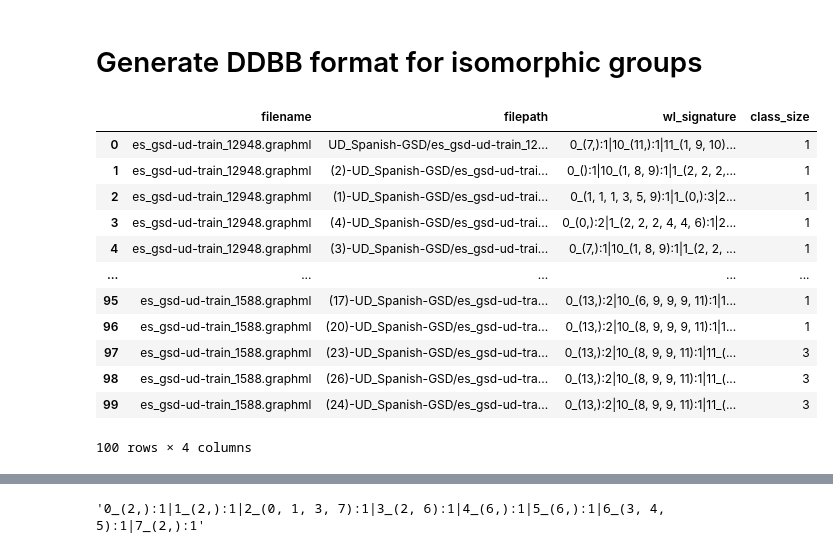
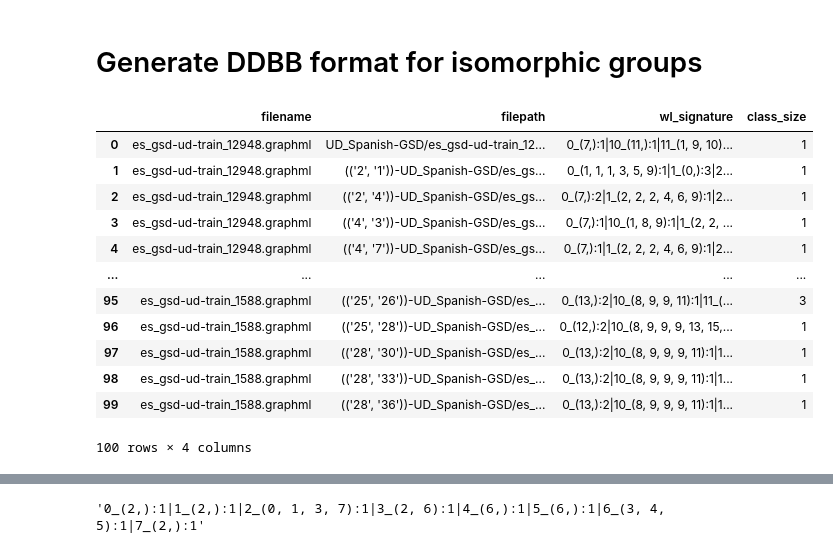
Before and after one commit to jesalasc/universal-dependencies-centrality, a Jupyter notebook: comparasion_isomorphism_distances.ipynb, the cells around one changed output, grey strips where cells are left out. Saved outputs shown, nothing was run; the diff lists cells and outputs as text; code cells hidden in the pictures.

```diff
--- a/comparasion_isomorphism_distances.ipynb
+++ b/comparasion_isomorphism_distances.ipynb
@@ -88,19 +88,19 @@ explode(Path("isomorphic_groups_distances_>10_no_punt.csv"), Path("isomorphic_gr
 # %%
-df_iso_groups = pd.read_csv("isomorphic_groups_labeled_distance_bbdd.csv")
+df_iso_groups = pd.read_csv("isomorphic_groups_labeled_contract_bbdd.csv")
 df_iso_groups.head(100)
 # %% [output]
 |  | filename | filepath | wl_signature | class_size |
 | 0 | es_gsd-ud-train_12948.graphml | UD_Spanish-GSD/es_gsd-ud-train_12... | 0_(7,):1|10_(11,):1|11_(1, 9, 10)... | 1 |
-| 1 | es_gsd-ud-train_12948.graphml | (2)-UD_Spanish-GSD/es_gsd-ud-trai... | 0_():1|10_(1, 8, 9):1|1_(2, 2, 2,... | 1 |
-| 2 | es_gsd-ud-train_12948.graphml | (1)-UD_Spanish-GSD/es_gsd-ud-trai... | 0_(1, 1, 1, 3, 5, 9):1|1_(0,):3|2... | 1 |
-| 3 | es_gsd-ud-train_12948.graphml | (4)-UD_Spanish-GSD/es_gsd-ud-trai... | 0_(0,):2|1_(2, 2, 2, 4, 4, 6):1|2... | 1 |
-| 4 | es_gsd-ud-train_12948.graphml | (3)-UD_Spanish-GSD/es_gsd-ud-trai... | 0_(7,):1|10_(1, 8, 9):1|1_(2, 2, ... | 1 |
+| 1 | es_gsd-ud-train_12948.graphml | (('2', '1'))-UD_Spanish-GSD/es_gs... | 0_(1, 1, 1, 3, 5, 9):1|1_(0,):3|2... | 1 |
+| 2 | es_gsd-ud-train_12948.graphml | (('2', '4'))-UD_Spanish-GSD/es_gs... | 0_(7,):2|1_(2, 2, 2, 4, 6, 9):1|2... | 1 |
+| 3 | es_gsd-ud-train_12948.graphml | (('4', '3'))-UD_Spanish-GSD/es_gs... | 0_(7,):1|10_(1, 8, 9):1|1_(2, 2, ... | 1 |
+| 4 | es_gsd-ud-train_12948.graphml | (('4', '7'))-UD_Spanish-GSD/es_gs... | 0_(7,):1|1_(2, 2, 2, 4, 6, 9):1|2... | 1 |
 | ... | ... | ... | ... | ... |
-| 95 | es_gsd-ud-train_1588.graphml | (17)-UD_Spanish-GSD/es_gsd-ud-tra... | 0_(13,):2|10_(6, 9, 9, 9, 11):1|1... | 1 |
-| 96 | es_gsd-ud-train_1588.graphml | (20)-UD_Spanish-GSD/es_gsd-ud-tra... | 0_(13,):2|10_(8, 9, 9, 9, 11):1|1... | 1 |
-| 97 | es_gsd-ud-train_1588.graphml | (23)-UD_Spanish-GSD/es_gsd-ud-tra... | 0_(13,):2|10_(8, 9, 9, 11):1|11_(... | 3 |
-| 98 | es_gsd-ud-train_1588.graphml | (26)-UD_Spanish-GSD/es_gsd-ud-tra... | 0_(13,):2|10_(8, 9, 9, 11):1|11_(... | 3 |
-| 99 | es_gsd-ud-train_1588.graphml | (24)-UD_Spanish-GSD/es_gsd-ud-tra... | 0_(13,):2|10_(8, 9, 9, 11):1|11_(... | 3 |
+| 95 | es_gsd-ud-train_1588.graphml | (('25', '26'))-UD_Spanish-GSD/es_... | 0_(13,):2|10_(8, 9, 9, 11):1|11_(... | 3 |
+| 96 | es_gsd-ud-train_1588.graphml | (('25', '28'))-UD_Spanish-GSD/es_... | 0_(12,):2|10_(8, 9, 9, 9, 13, 15,... | 1 |
+| 97 | es_gsd-ud-train_1588.graphml | (('28', '30'))-UD_Spanish-GSD/es_... | 0_(13,):2|10_(8, 9, 9, 9, 11):1|1... | 1 |
+| 98 | es_gsd-ud-train_1588.graphml | (('28', '33'))-UD_Spanish-GSD/es_... | 0_(13,):2|10_(8, 9, 9, 9, 11):1|1... | 1 |
+| 99 | es_gsd-ud-train_1588.graphml | (('28', '36'))-UD_Spanish-GSD/es_... | 0_(13,):2|10_(8, 9, 9, 9, 11):1|1... | 1 |
 100 rows × 4 columns
 # %%
 join_df = df_iso_groups.merge(df_class, left_on="filename", right_on="filename", how="inner")
```
Also changed, not shown: parts of 7 cells of this notebook, 13 other files.
